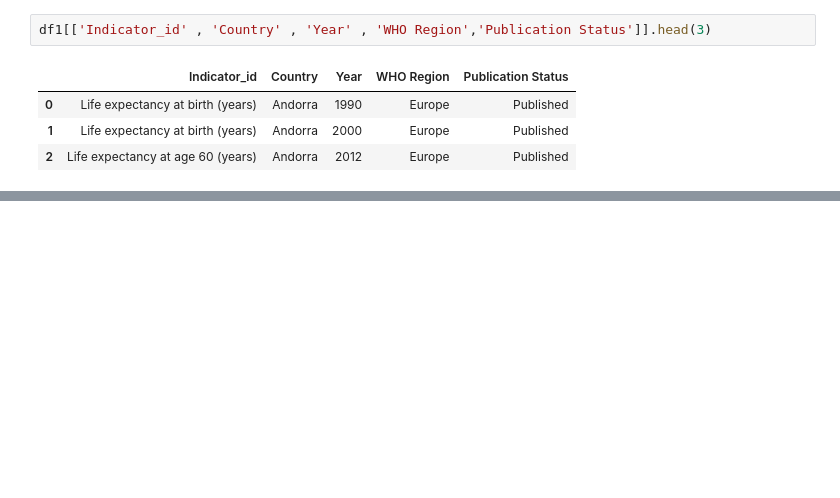
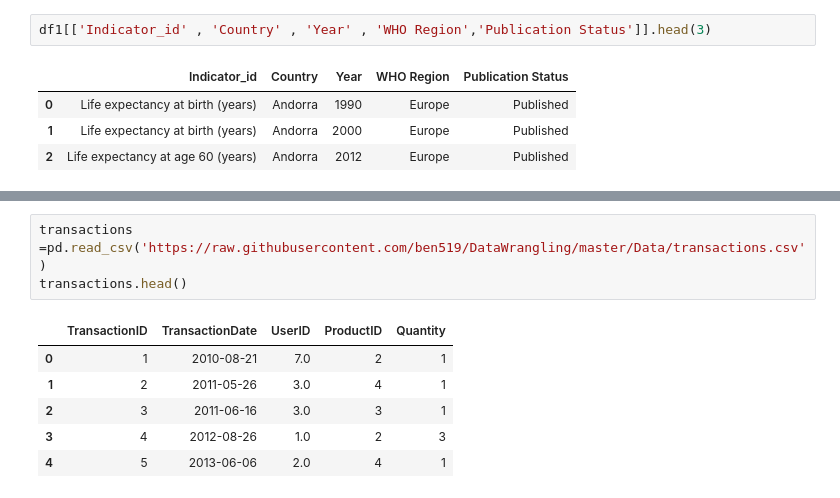
Before and after one commit to RancyChepchirchir/Assignments, a Jupyter notebook: Pandas_Life_expectancy_Assmnt.ipynb, the cells around one changed output, grey strips where cells are left out. Cells and saved outputs as stored; diff of their text form; blank space fills up the shorter version.

```diff
--- a/Pandas_Life_expectancy_Assmnt.ipynb
+++ b/Pandas_Life_expectancy_Assmnt.ipynb
@@ -172,0 +225,10 @@ np.array(df1[['WHO Region']]).np.array
+# %%
+transactions =pd.read_csv('https://raw.githubusercontent.com/ben519/DataWrangling/master/Data/transactions.csv')
+transactions.head()
+# %% [output]
+|  | TransactionID | TransactionDate | UserID | ProductID | Quantity |
+| 0 | 1 | 2010-08-21 | 7.0 | 2 | 1 |
+| 1 | 2 | 2011-05-26 | 3.0 | 4 | 1 |
+| 2 | 3 | 2011-06-16 | 3.0 | 3 | 1 |
+| 3 | 4 | 2012-08-26 | 1.0 | 2 | 3 |
+| 4 | 5 | 2013-06-06 | 2.0 | 4 | 1 |
```
Also changed, not shown: parts of 18 cells of this notebook.
